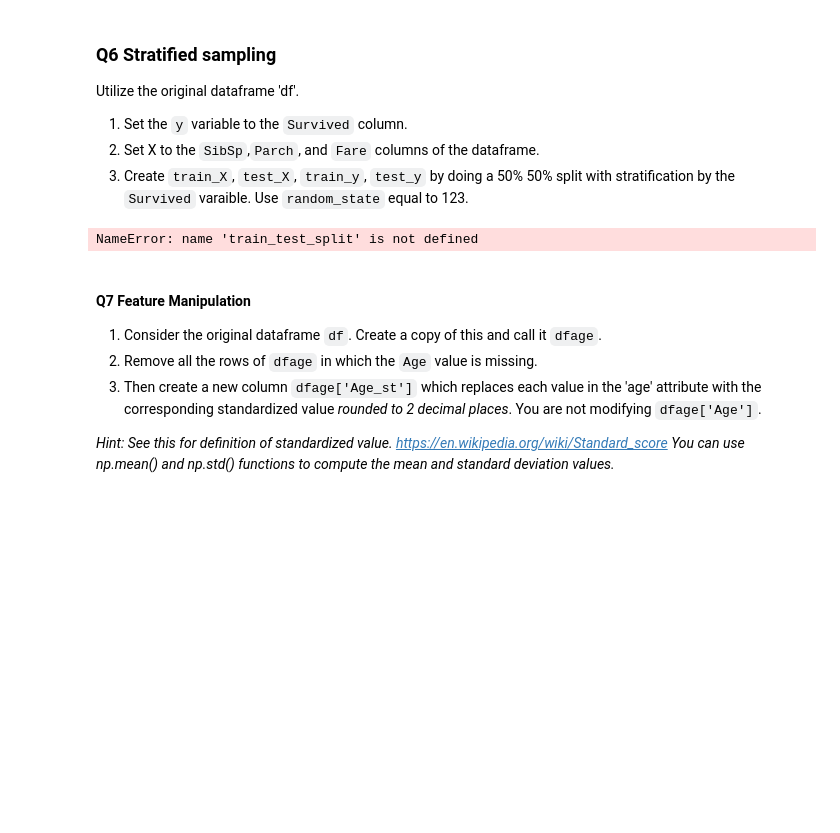
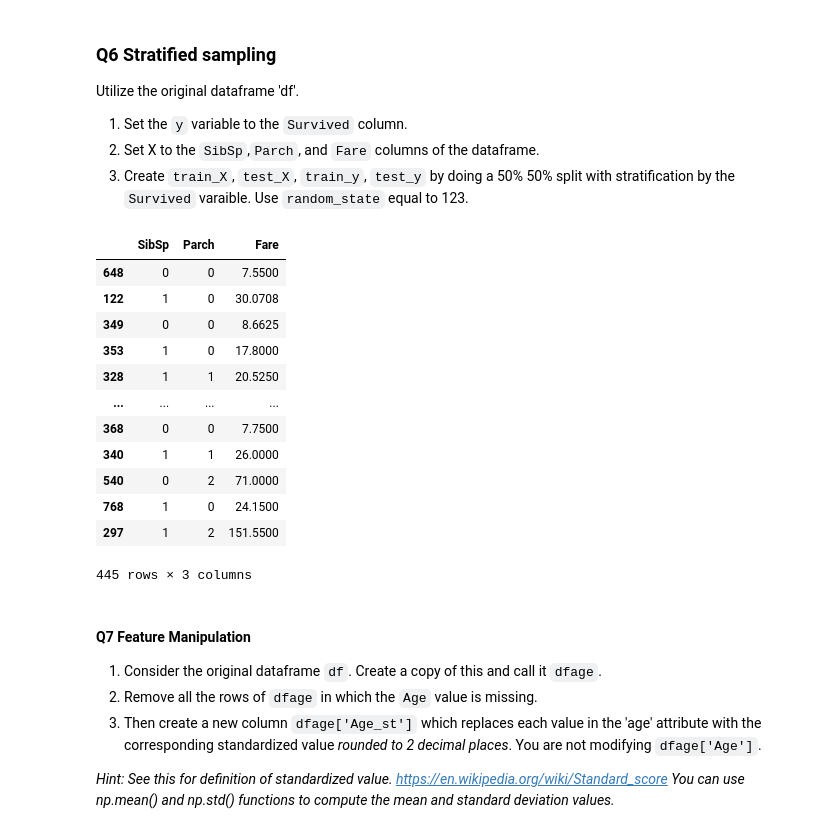
Before and after one commit to Fall-2022-Introml/git-github-fundamentals-Angelica0-0, a Jupyter notebook: hw-3.ipynb, the cells around one changed output. Drawn from its saved outputs; the diff is of its cells as text; code cells hidden in the pictures; blank space fills up the shorter version.

```diff
--- a/hw-3.ipynb
+++ b/hw-3.ipynb
@@ -179,13 +198,37 @@ Utilize the original dataframe 'df'.
 2. Set X to the `SibSp`,`Parch`, and `Fare` columns of the dataframe.
 3. Create `train_X`, `test_X`, `train_y`, `test_y` by doing a 50% 50% split with stratification by the `Survived` varaible. Use `random_state` equal to 123.
 # %%
+#Your answer
+# YOUR CODE HERE
+import numpy as np
+import pandas as pd
+from sklearn.model_selection import train_test_split
+from sklearn.datasets import load_iris
+
+url='https://raw.githubusercontent.com/rpi-techfundamentals/spring2019-materials/master/input/train.csv'
+df = pd.read_csv(url)
+
+y = df[["Survived"]]
+X = df[["SibSp", "Parch", "Fare"]]
 
 (train_X, test_X, train_y, test_y) = train_test_split(X, y,train_size = 0.5,test_size = 0.5,random_state = 123,stratify=y)
 
 train_X = pd.DataFrame(train_X)
 test_X = pd.DataFrame(test_X)
-train_y = pd.Series(train_y)
-test_y = pd.Series(test_y)
-iris
+train_y = train_y.squeeze()
+test_y = test_y.squeeze()
+train_X
 # %% [output]
+|  | SibSp | Parch | Fare |
+| 648 | 0 | 0 | 7.5500 |
+| 122 | 1 | 0 | 30.0708 |
+| 349 | 0 | 0 | 8.6625 |
+| 353 | 1 | 0 | 17.8000 |
+| 328 | 1 | 1 | 20.5250 |
+| ... | ... | ... | ... |
+| 368 | 0 | 0 | 7.7500 |
+| 340 | 1 | 1 | 26.0000 |
+| 540 | 0 | 2 | 71.0000 |
+| 768 | 1 | 0 | 24.1500 |
+| 297 | 1 | 2 | 151.5500 |
-NameError: name 'train_test_split' is not defined
+445 rows × 3 columns
```
Also changed, not shown: parts of 5 cells of this notebook.
